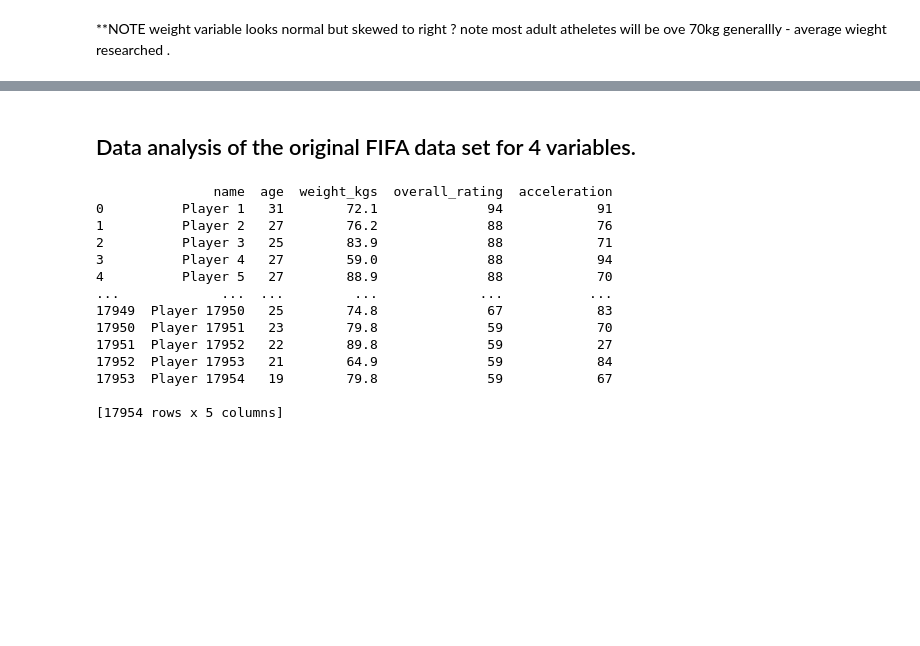
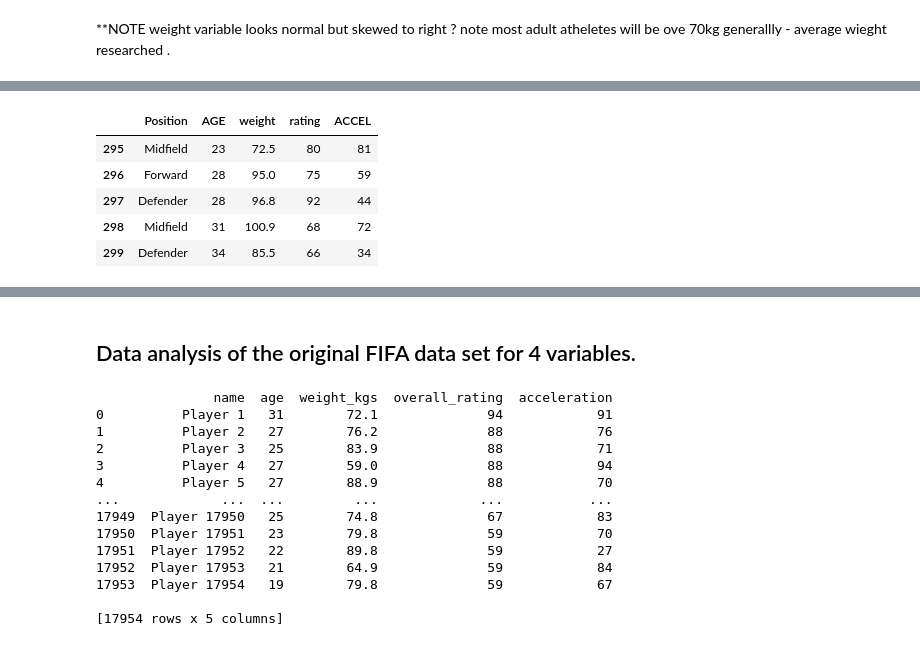
Before and after one commit to conortierney/Prog_for_DA_Assignment, a Jupyter notebook: Prog_for_DA_Assignment.ipynb, the cells around one changed output, grey strips where cells are left out. Saved outputs shown, nothing was run; the diff lists cells and outputs as text; code cells hidden in the pictures; blank space fills up the shorter version.

```diff
--- a/Prog_for_DA_Assignment.ipynb
+++ b/Prog_for_DA_Assignment.ipynb
@@ -305,0 +367,10 @@ Does the origional data set variable follow similar distributions to the numpty
+# %%
+# The last 5 rows.
+dfnew.tail(5)
+# %% [output]
+|  | Position | AGE | weight | rating | ACCEL |
+| 295 | Midfield | 23 | 72.5 | 80 | 81 |
+| 296 | Forward | 28 | 95.0 | 75 | 59 |
+| 297 | Defender | 28 | 96.8 | 92 | 44 |
+| 298 | Midfield | 31 | 100.9 | 68 | 72 |
+| 299 | Defender | 34 | 85.5 | 66 | 34 |
```
Also changed, not shown: parts of 75 cells of this notebook.
